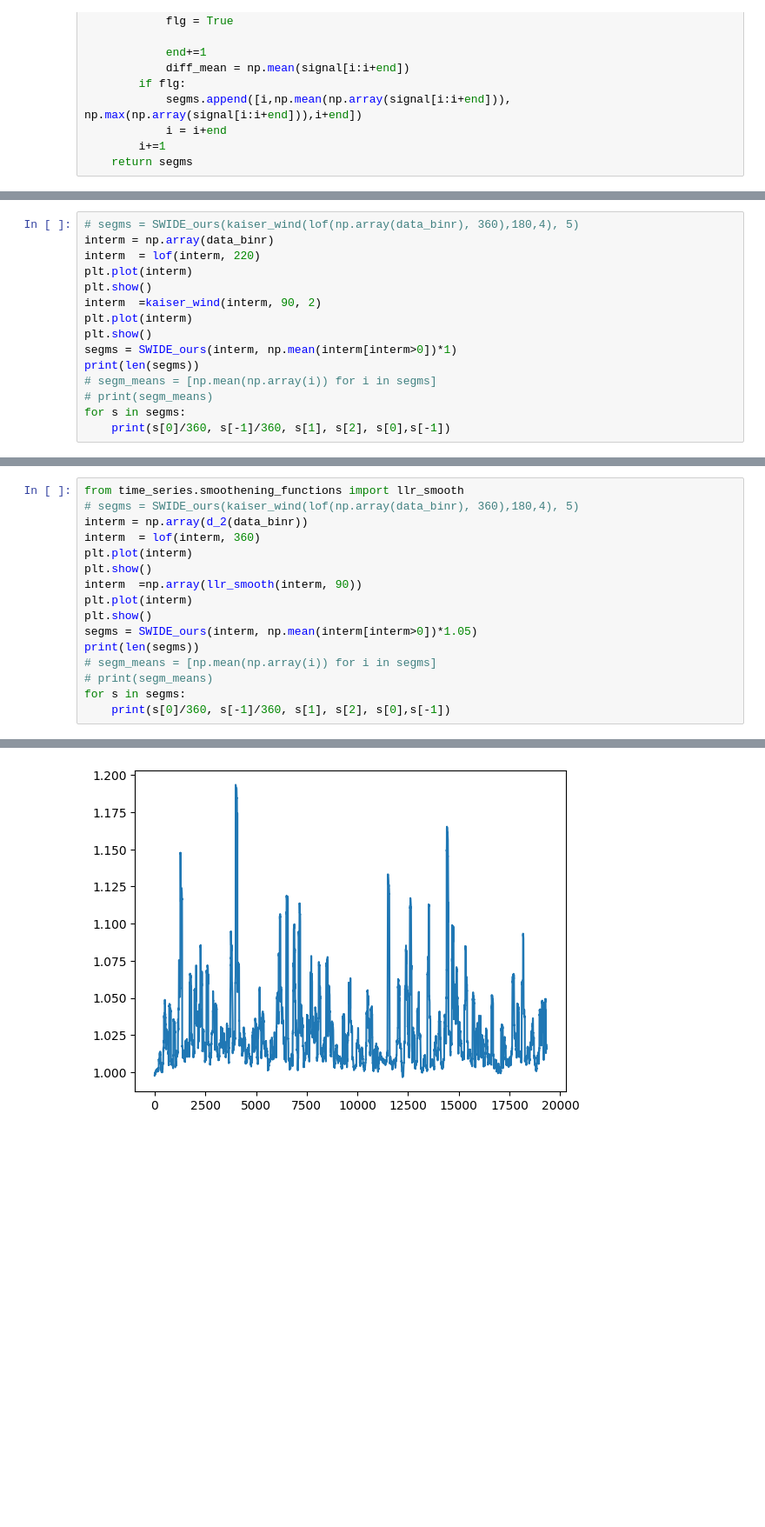
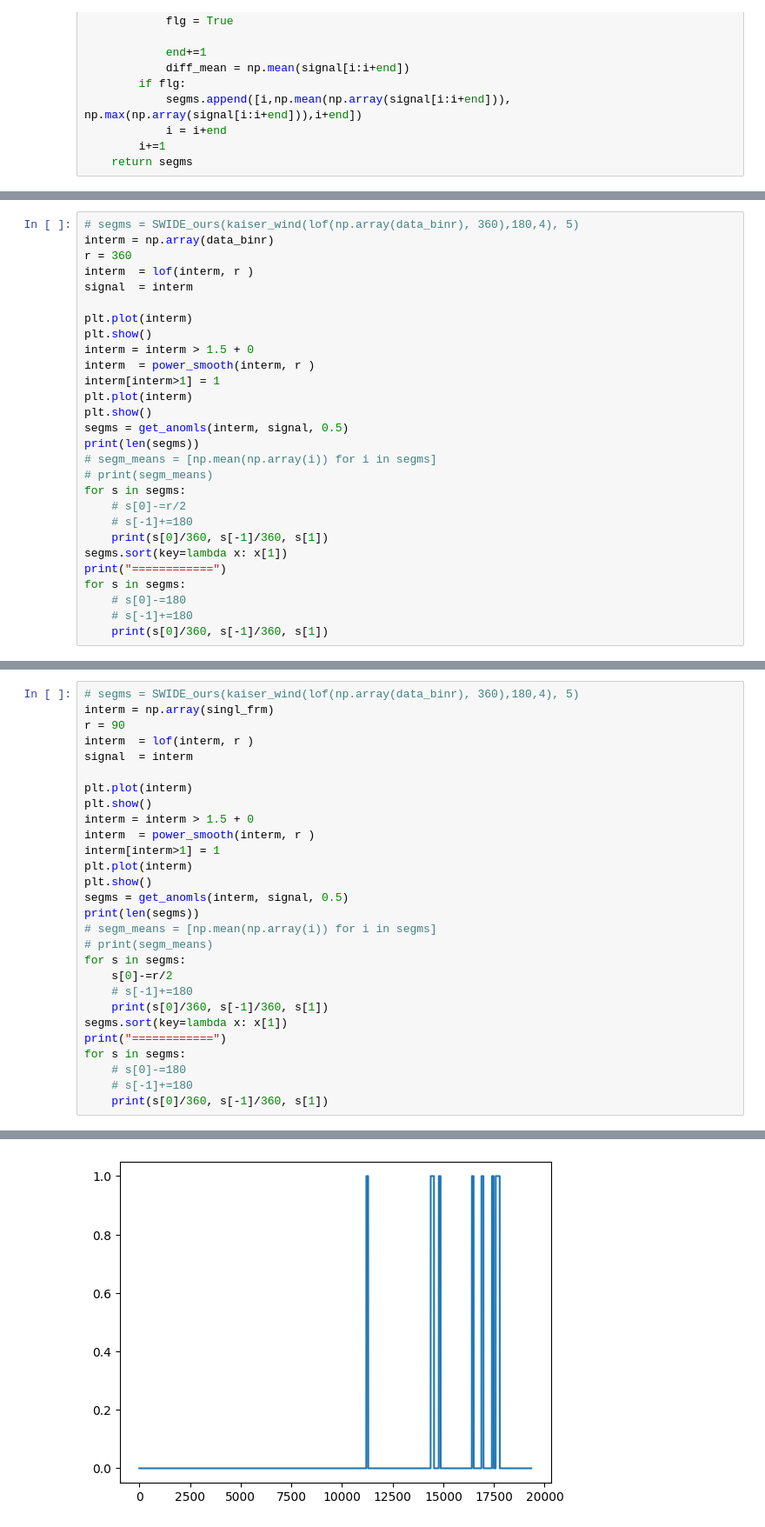
Before and after one commit to NikolayBlagoev/Dota_2_Highlight, a Jupyter notebook: get_anomalies.ipynb, the cells around one changed output, grey strips where cells are left out. Shown at 87% size. Drawn from its saved outputs; the diff is of its cells as text; blank space fills up the shorter version.

```diff
--- a/get_anomalies.ipynb
+++ b/get_anomalies.ipynb
@@ -277,16 +302,29 @@ def SWIDE_ours(signal, thr):
 # %%
 # segms = SWIDE_ours(kaiser_wind(lof(np.array(data_binr), 360),180,4), 5)
 interm = np.array(data_binr)
-interm  = lof(interm, 220)
+r = 360
+interm  = lof(interm, r )
+signal  = interm
+
 plt.plot(interm)
 plt.show()
-interm  =kaiser_wind(interm, 90, 2)
+interm = interm > 1.5 + 0
+interm  = power_smooth(interm, r )
+interm[interm>1] = 1
 plt.plot(interm)
 plt.show()
-segms = SWIDE_ours(interm, np.mean(interm[interm>0])*1)
+segms = get_anomls(interm, signal, 0.5)
 print(len(segms))
 # segm_means = [np.mean(np.array(i)) for i in segms]
 # print(segm_means)
 for s in segms:
-    print(s[0]/360, s[-1]/360, s[1], s[2], s[0],s[-1])
+    # s[0]-=r/2
+    # s[-1]+=180
+    print(s[0]/360, s[-1]/360, s[1])
+segms.sort(key=lambda x: x[1])
+print("============")
+for s in segms:
+    # s[0]-=180
+    # s[-1]+=180
+    print(s[0]/360, s[-1]/360, s[1])
 # %% [output]
@@ -308,17 +350,29 @@ for s in segms:
 # %%
-from time_series.smoothening_functions import llr_smooth
 # segms = SWIDE_ours(kaiser_wind(lof(np.array(data_binr), 360),180,4), 5)
-interm = np.array(d_2(data_binr))
-interm  = lof(interm, 360)
+interm = np.array(singl_frm)
+r = 90
+interm  = lof(interm, r )
+signal  = interm
+
 plt.plot(interm)
 plt.show()
-interm  =np.array(llr_smooth(interm, 90))
+interm = interm > 1.5 + 0
+interm  = power_smooth(interm, r )
+interm[interm>1] = 1
 plt.plot(interm)
 plt.show()
-segms = SWIDE_ours(interm, np.mean(interm[interm>0])*1.05)
+segms = get_anomls(interm, signal, 0.5)
 print(len(segms))
 # segm_means = [np.mean(np.array(i)) for i in segms]
 # print(segm_means)
 for s in segms:
-    print(s[0]/360, s[-1]/360, s[1], s[2], s[0],s[-1])
+    s[0]-=r/2
+    # s[-1]+=180
+    print(s[0]/360, s[-1]/360, s[1])
+segms.sort(key=lambda x: x[1])
+print("============")
+for s in segms:
+    # s[0]-=180
+    # s[-1]+=180
+    print(s[0]/360, s[-1]/360, s[1])
 # %% [output]
@@ -326 +380 @@ for s in segms:
-[figure, old version]
+[figure, new version]
```
Also changed, not shown: parts of 12 cells of this notebook, 2 other files.
